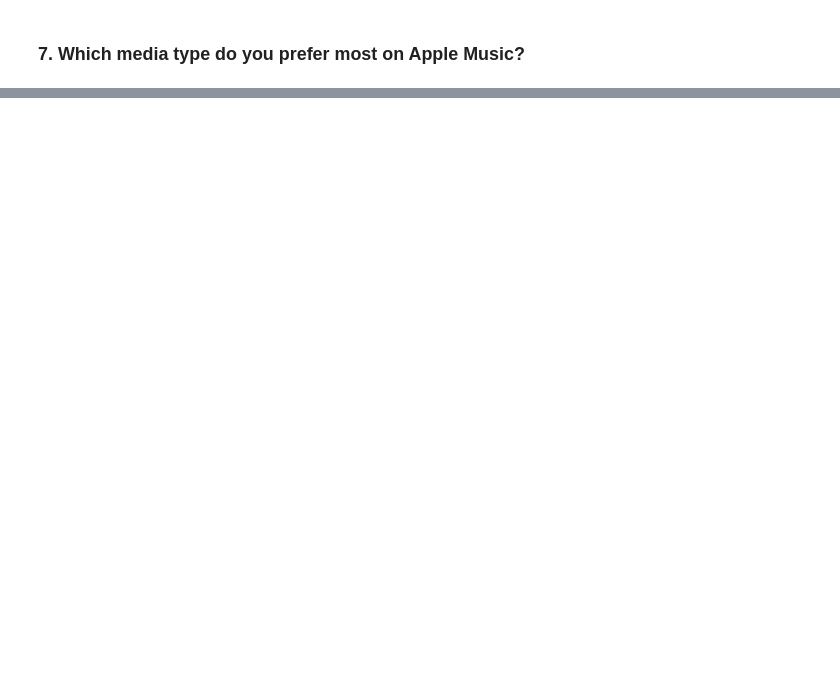
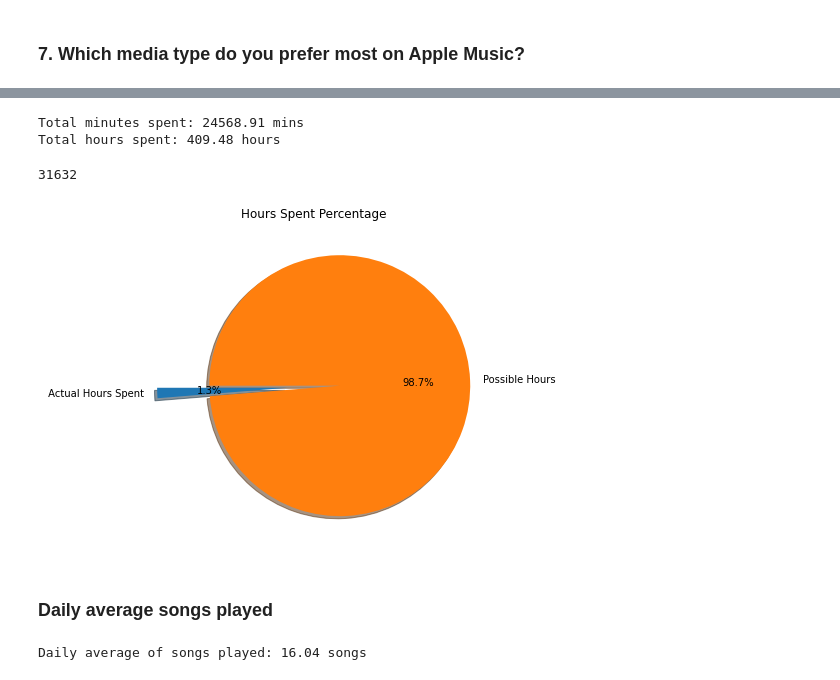
Before and after one commit to AshiishKarhade/Apple-music-stream-analysis, a Jupyter notebook: apple-music.ipynb, the cells around one changed output, grey strips where cells are left out. Drawn from its saved outputs; the diff is of its cells as text; code cells hidden in the pictures; blank space fills up the shorter version.

```diff
--- a/apple-music.ipynb
+++ b/apple-music.ipynb
@@ -397,3 +504,37 @@ fig.show()
+# %%
+total_mins = total_time/60000
+print("Total minutes spent: {:.2f} mins".format(total_mins))
+total_hours = total_mins/60
+print("Total hours spent: {:.2f} hours".format(total_hours))
+# %% [output]
+Total minutes spent: 24568.91 mins
+Total hours spent: 409.48 hours
+# %%
+start_time = music_df['Event End Timestamp'].min()
+end_time = music_df['Event End Timestamp'].max()
+# %%
+total_possible_time = (end_time - start_time).days
+# %%
+total_possible_hours = total_possible_time * 24
+total_possible_hours
+# %% [output]
+31632
+# %%
+hours_spent_list = np.array([total_hours, total_possible_hours])
+hours_spent_list_labels = [" Actual Hours Spent", "Possible Hours"]
+
+fig, ax = plt.subplots(figsize=(12,6))
+ax.pie(hours_spent_list, labels= hours_spent_list_labels, autopct='%1.1f%%',  explode=[0.2,0.2], startangle=180, shadow = True);
+plt.title("Hours Spent Percentage");
+# %% [output]
+[figure, added]
+# %% [markdown]
+### Daily average songs played
+# %%
+total_songs = music_df.shape[0]
+print("Daily average of songs played: {:.2f} songs".format(total_songs/total_possible_time))
+# %% [output]
+Daily average of songs played: 16.04 songs
 # %% [markdown]
 <a style='text-decoration:none;line-height:16px;display:flex;color:#5B5B62;padding:10px;justify-content:end;' href='https://deepnote.com?utm_source=created-in-deepnote-cell&projectId=4597a1b6-de90-4f9a-b59d-60c2ea6c17ad' target="_blank">
 <img alt='Created in deepnote.com' style='display:inline;max-height:16px;margin:0px;margin-right:7.5px;' src='embedded-picture-1' > </img>
```
Also changed, not shown: parts of 26 cells of this notebook.
